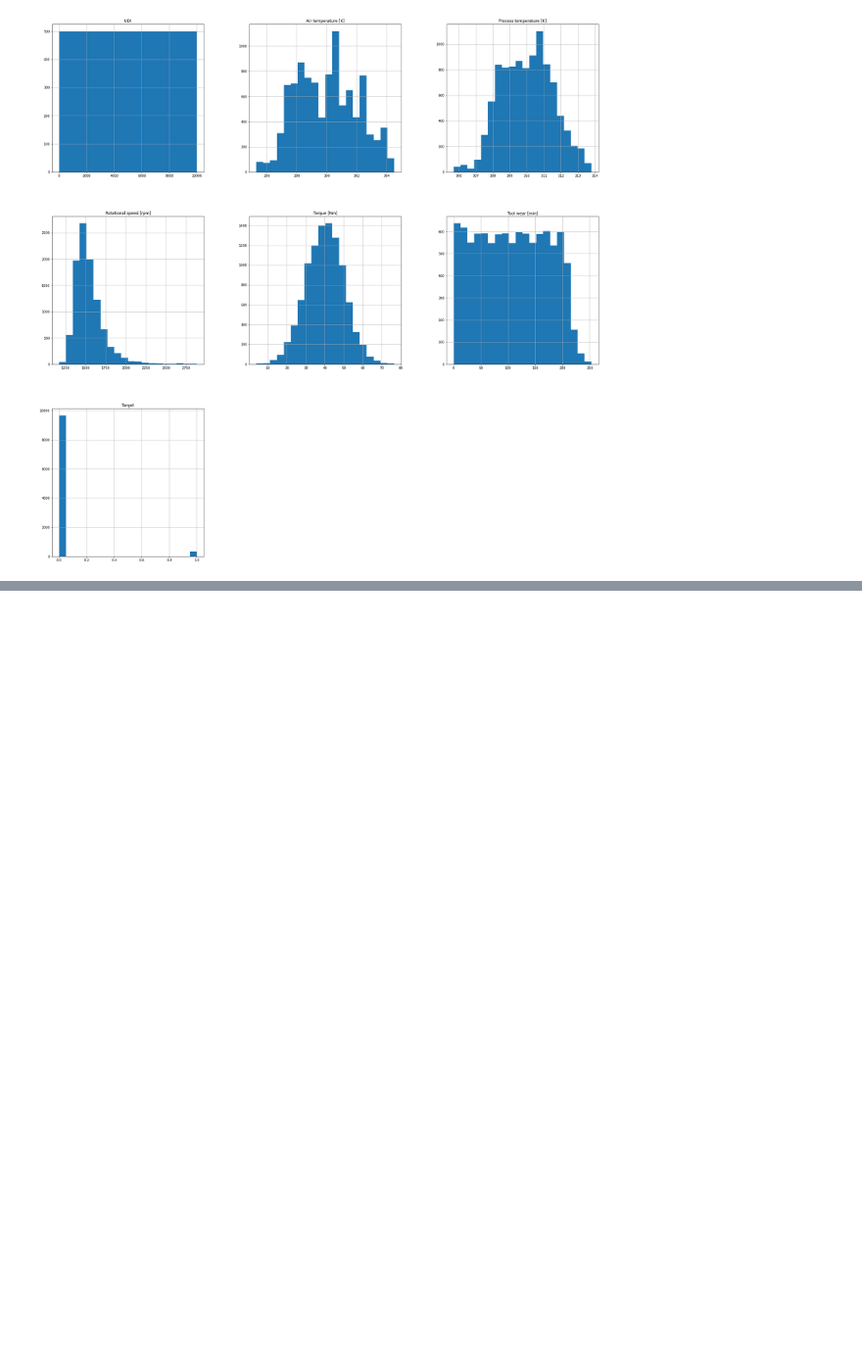
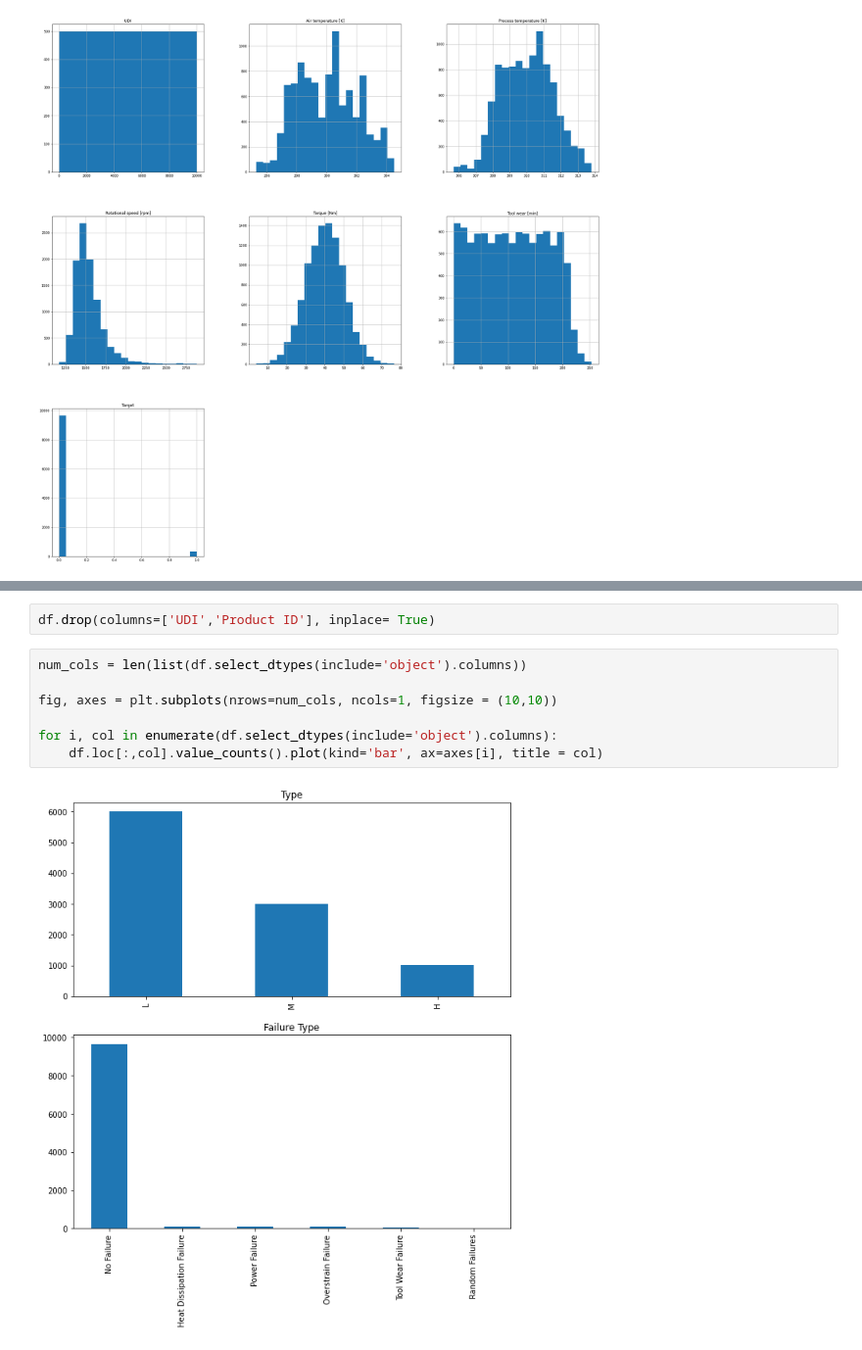
Before and after one commit to ChngYuanLongRandy/MachinePredictiveMaintenanceClassification, a Jupyter notebook: notebook.ipynb, the cells around one changed output, grey strips where cells are left out. Shown: that part at 98% size. Saved outputs shown, nothing was run; the diff lists cells and outputs as text; blank space fills up the shorter version.

```diff
--- a/notebook.ipynb
+++ b/notebook.ipynb
@@ -87,0 +153,11 @@ df['Failure Type'].value_counts().plot(kind='bar')
+# %%
+df.drop(columns=['UDI','Product ID'], inplace= True)
+# %%
+num_cols = len(list(df.select_dtypes(include='object').columns))
+
+fig, axes = plt.subplots(nrows=num_cols, ncols=1, figsize = (10,10))
+
+for i, col in enumerate(df.select_dtypes(include='object').columns):
+    df.loc[:,col].value_counts().plot(kind='bar', ax=axes[i], title = col)
+# %% [output]
+[figure, added]
```
Also changed, not shown: parts of 16 cells of this notebook.
